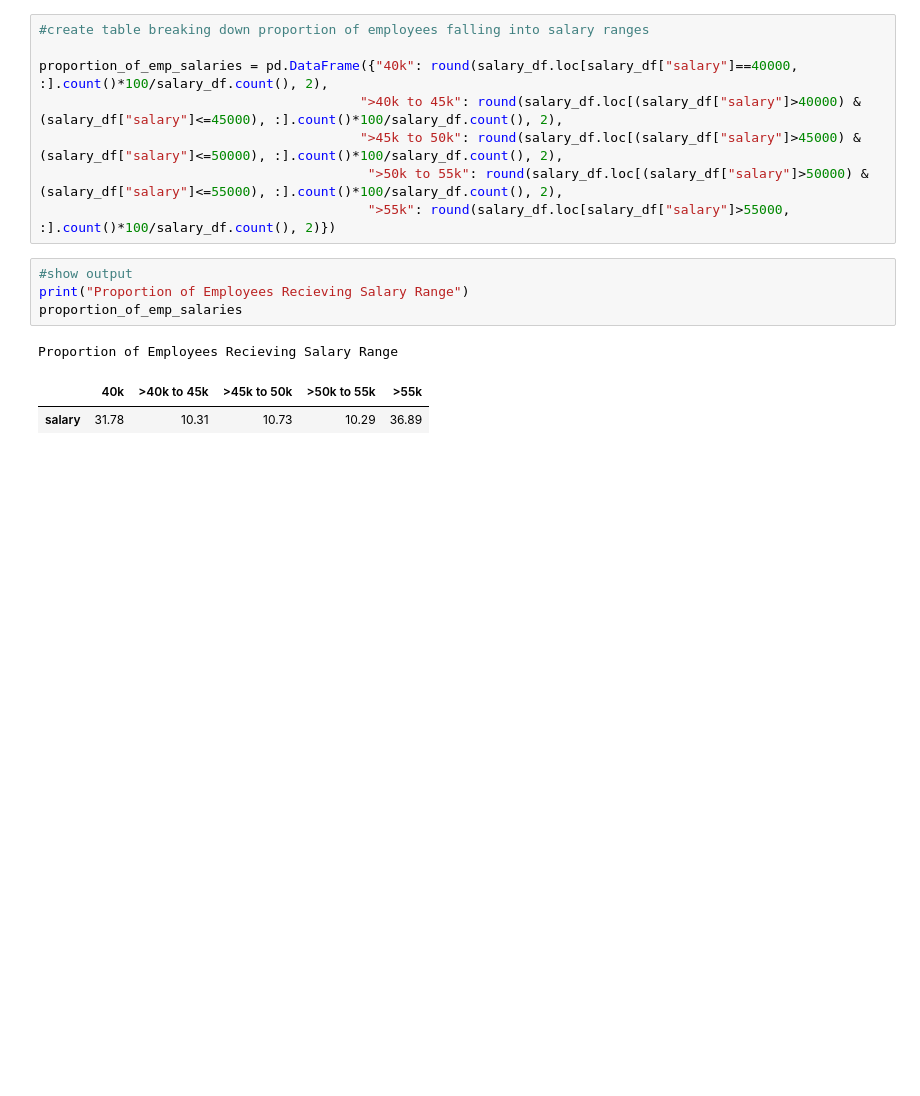
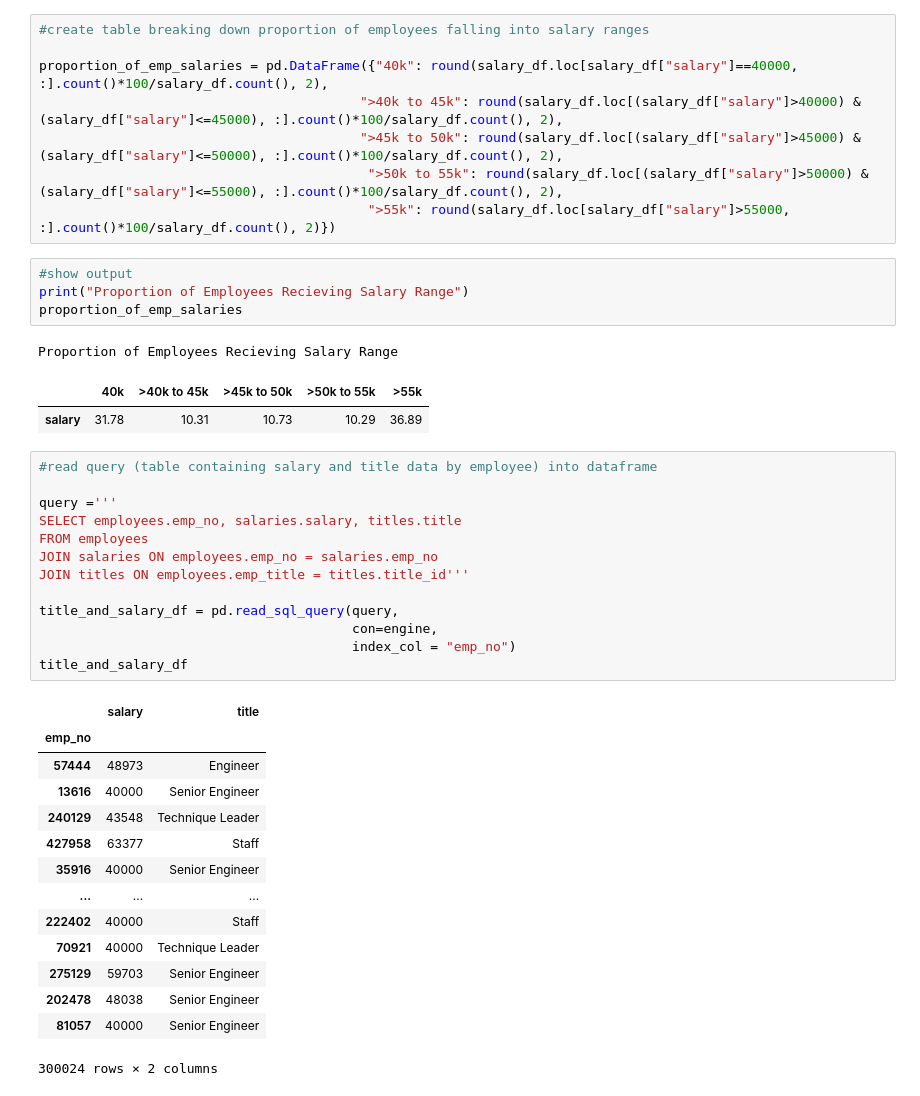
Before and after one commit to McGlash/Employee_Database_Analysis, a Jupyter notebook: EmployeeSQL/Salary Analysis.ipynb, the cells around one changed output. Drawn from its saved outputs; the diff is of its cells as text; blank space fills up the shorter version.

```diff
--- a/EmployeeSQL/Salary Analysis.ipynb
+++ b/EmployeeSQL/Salary Analysis.ipynb
@@ -91,3 +91,31 @@ proportion_of_emp_salaries
 Proportion of Employees Recieving Salary Range
 |  | 40k | >40k to 45k | >45k to 50k | >50k to 55k | >55k |
 | salary | 31.78 | 10.31 | 10.73 | 10.29 | 36.89 |
+# %%
+#read query (table containing salary and title data by employee) into dataframe
+
+query ='''
+SELECT employees.emp_no, salaries.salary, titles.title
+FROM employees
+JOIN salaries ON employees.emp_no = salaries.emp_no
+JOIN titles ON employees.emp_title = titles.title_id'''
+
+title_and_salary_df = pd.read_sql_query(query,
+                                        con=engine,
+                                        index_col = "emp_no")
+title_and_salary_df
+# %% [output]
+|  | salary | title |
+| emp_no |  |  |
+| 57444 | 48973 | Engineer |
+| 13616 | 40000 | Senior Engineer |
+| 240129 | 43548 | Technique Leader |
+| 427958 | 63377 | Staff |
+| 35916 | 40000 | Senior Engineer |
+| ... | ... | ... |
+| 222402 | 40000 | Staff |
+| 70921 | 40000 | Technique Leader |
+| 275129 | 59703 | Senior Engineer |
+| 202478 | 48038 | Senior Engineer |
+| 81057 | 40000 | Senior Engineer |
+300024 rows × 2 columns
```
Also changed, not shown: parts of 5 cells of this notebook, 2 other files.
